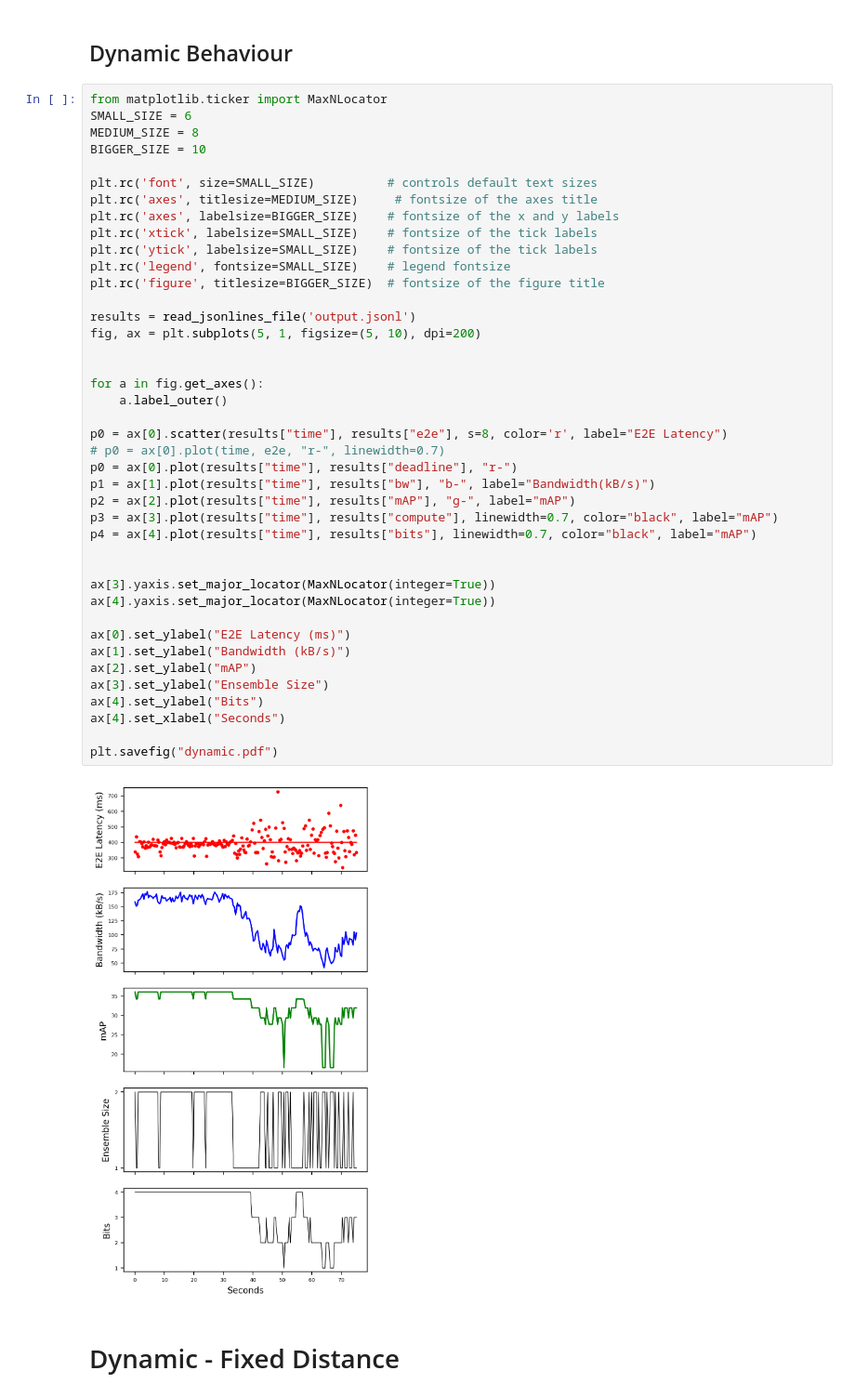
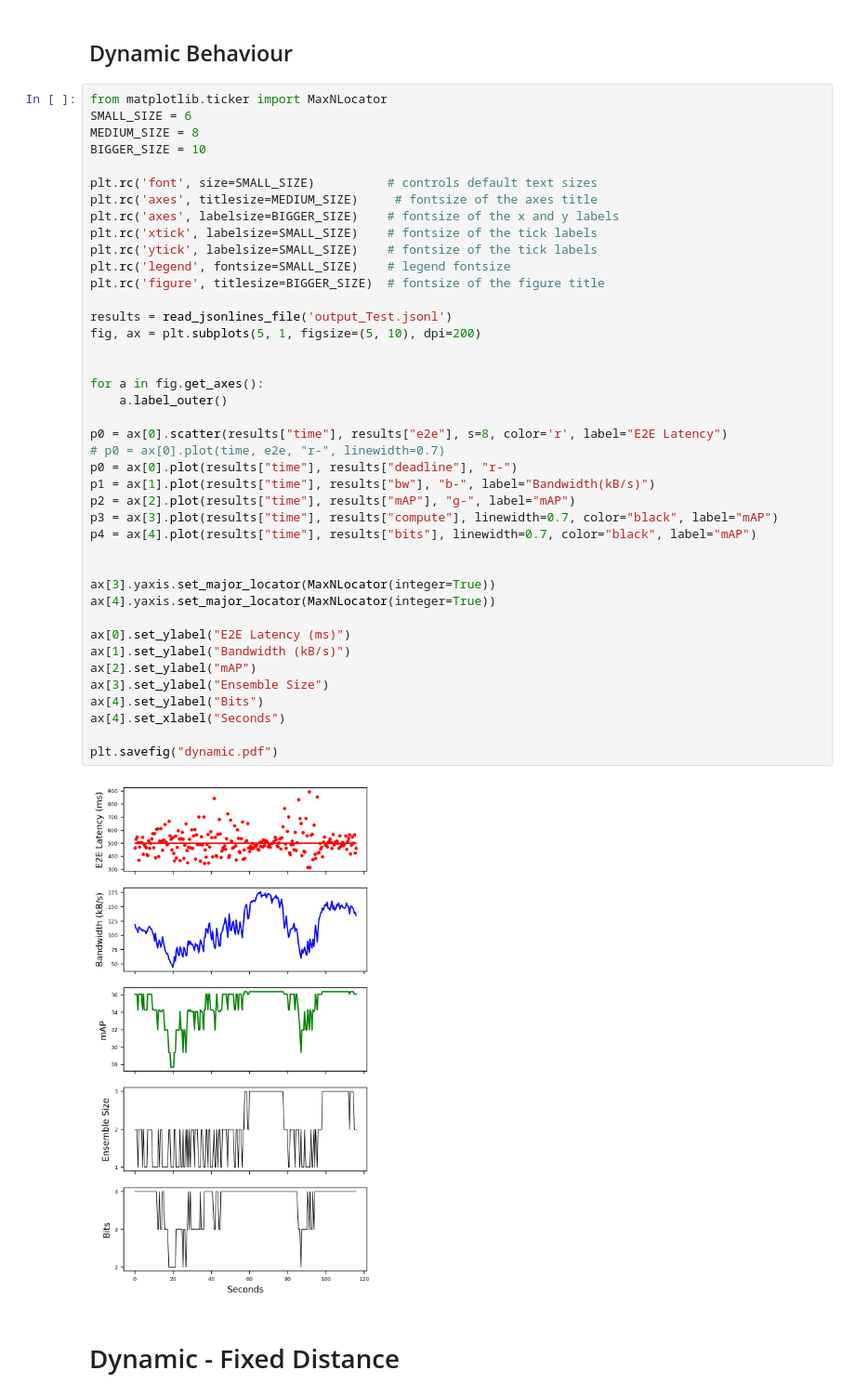
Before and after one commit to jsiloto/adaptive-cod-on-device, a Jupyter notebook: results/plots.ipynb, the cells around one changed output. Shown at 93% size. Saved outputs shown, nothing was run; the diff lists cells and outputs as text.

```diff
--- a/results/plots.ipynb
+++ b/results/plots.ipynb
@@ -202,35 +199,35 @@ plt.rc('ytick', labelsize=SMALL_SIZE)    # fontsize of the tick labels
 plt.rc('legend', fontsize=SMALL_SIZE)    # legend fontsize
 plt.rc('figure', titlesize=BIGGER_SIZE)  # fontsize of the figure title
 
-results = read_jsonlines_file('output.jsonl')
+results = read_jsonlines_file('output_Test.jsonl')
 fig, ax = plt.subplots(5, 1, figsize=(5, 10), dpi=200)
 
 
 for a in fig.get_axes():
     a.label_outer()
 
 p0 = ax[0].scatter(results["time"], results["e2e"], s=8, color='r', label="E2E Latency")
 # p0 = ax[0].plot(time, e2e, "r-", linewidth=0.7)
 p0 = ax[0].plot(results["time"], results["deadline"], "r-")
 p1 = ax[1].plot(results["time"], results["bw"], "b-", label="Bandwidth(kB/s)")
 p2 = ax[2].plot(results["time"], results["mAP"], "g-", label="mAP")
 p3 = ax[3].plot(results["time"], results["compute"], linewidth=0.7, color="black", label="mAP")
 p4 = ax[4].plot(results["time"], results["bits"], linewidth=0.7, color="black", label="mAP")
 
 
 ax[3].yaxis.set_major_locator(MaxNLocator(integer=True))
 ax[4].yaxis.set_major_locator(MaxNLocator(integer=True))
 
 ax[0].set_ylabel("E2E Latency (ms)")
 ax[1].set_ylabel("Bandwidth (kB/s)")
 ax[2].set_ylabel("mAP")
 ax[3].set_ylabel("Ensemble Size")
 ax[4].set_ylabel("Bits")
 ax[4].set_xlabel("Seconds")
 
 plt.savefig("dynamic.pdf")
 # %% [output]
-[figure, old version]
+[figure, new version]
 # %% [markdown]
 # Dynamic - Fixed Distance
 # %%
```
Also changed, not shown: parts of 4 cells of this notebook, 3 other files.
